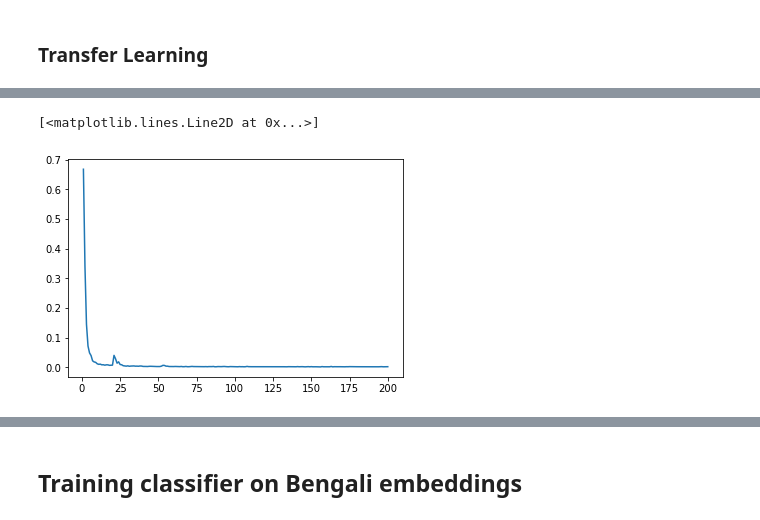
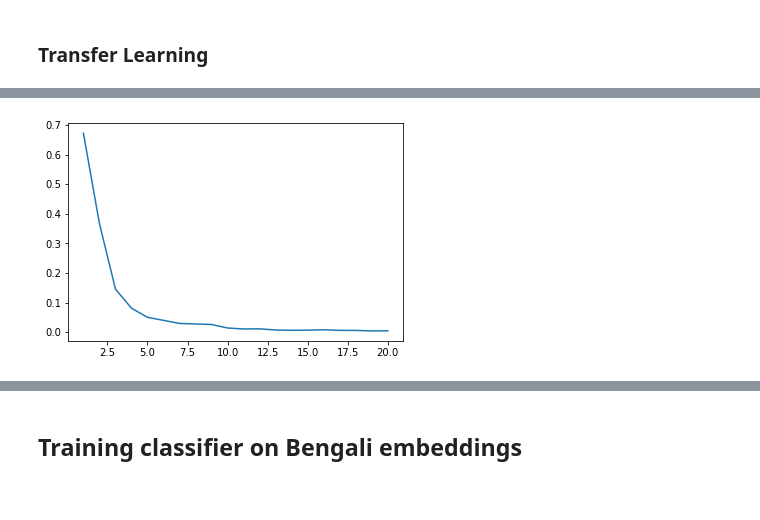
Before and after one commit to salmanedhi/NNTI-WS2021-NLP-Project, a Jupyter notebook: Task2.ipynb, the cells around one changed output, grey strips where cells are left out. Cells and saved outputs as stored; diff of their text form; code cells hidden in the pictures.

```diff
--- a/Task2.ipynb
+++ b/Task2.ipynb
@@ -208,5 +175,0 @@ torch.save(net.state_dict(), 'model_param_task2_finalised')
-# %%
-# net.load_state_dict(torch.load('model_param_task2')) #GPU
-net = torch.load('model_task2_finalised')
-# net.load_state_dict(torch.load('model_param_task2_final',map_location=torch.device('cpu'))) #for salman CPU only
-net.to(device)
@@ -310,7 +237,7 @@ Unique words: 14482
 #create test data to pass to the model
 test_data = TensorDataset(torch.tensor(padded), torch.tensor(labels))
 batch_size = 64
-train_loader, valid_loader, test_loader = helper.split_data_train_valid_test(padded, labels, 64)
+train_loader, test_loader = helper.split_data_train_valid_test(padded, labels, 64)
 net, criterion= helper.initialize_SentimentLSTM_model_bengali(len(V) + 1, 600, 32, 1, 2, device, weights1)
 # %% [output]
 <class 'numpy.ndarray'> <class 'numpy.ndarray'>
@@ -320,7 +247,7 @@ net, criterion= helper.initialize_SentimentLSTM_model_bengali(len(V) + 1, 600, 3
 optimizer = torch.optim.Adam(net.parameters(), lr = 0.001, amsgrad=True)
 print_every = 100
 step = 0
-n_epochs = 200  # validation loss increases from ~ epoch 3 or 4
+n_epochs = 20  # validation loss increases from ~ epoch 3 or 4
 clip = 5  # for gradient clip to prevent exploding gradient problem in LSTM/RNN
 
 training_loss_epoches = []
@@ -342,31 +269,32 @@ for epoch in range(n_epochs):
         nn.utils.clip_grad_norm(net.parameters(), clip)
         optimizer.step()
 
-        if (step % print_every) == 0:
-            ######################
-            ##### VALIDATION #####
-            ######################
-            net.eval()
-            valid_losses = []
-            v_h = net.init_hidden(batch_size, device)
+#         if (step % print_every) == 0:
+#             ######################
+#             ##### VALIDATION #####
+#             ######################
+#             net.eval()
+#             valid_losses = []
+#             v_h = net.init_hidden(batch_size, device)
 
-            for v_inputs, v_labels in valid_loader:
-                v_inputs, v_labels = inputs.to(device), labels.to(device)
+#             for v_inputs, v_labels in valid_loader:
+#                 v_inputs, v_labels = inputs.to(device), labels.to(device)
 
-                v_h = tuple([each.data for each in v_h])
+#                 v_h = tuple([each.data for each in v_h])
 
-                v_output, v_h = net(v_inputs, batch_size)
-                v_loss = criterion(v_output.squeeze(), v_labels.float())
-                valid_losses.append(v_loss.item())
+#                 v_output, v_h = net(v_inputs, batch_size)
+#                 v_loss = criterion(v_output.squeeze(), v_labels.float())
+#                 valid_losses.append(v_loss.item())
 
-            print("Epoch: {}/{}".format((epoch+1), n_epochs),
-                  "Step: {}".format(step),
-                  "Training Loss: {:.4f}".format(loss.item()),
-                  "Validation Loss: {:.4f}".format(np.mean(valid_losses)))
-            net.train()
+#             print("Epoch: {}/{}".format((epoch+1), n_epochs),
+#                   "Step: {}".format(step),
+#                   "Training Loss: {:.4f}".format(loss.item()),
+#                   "Validation Loss: {:.4f}".format(np.mean(valid_losses)))
+#             net.train()
     training_loss_epoches.append(np.mean(training_loss))
     print("Epoch: {}/{}".format((epoch+1), n_epochs),
           "Training Loss: {:.4f}".format(np.mean(training_loss)))
-
+plt.plot(np.linspace(1, len(training_loss_epoches), len(training_loss_epoches)).astype(int), training_loss_epoches)
+plt.savefig('Task2_transferlearning.png')
 print("Done")
 # %% [output]
@@ -389,16 +317,5 @@ Epoch: 200/200 Training Loss: 0.0017
 Done
+[figure, added]
-# %%
-
-# net, criterion= helper.initialize_SentimentLSTM_model(len(V) + 1, 600, 32, 1, 2, device, weights1)
-plt.plot(np.linspace(1, len(training_loss_epoches), len(training_loss_epoches)).astype(int), training_loss_epoches)
-
-# net.load_state_dict(torch.load('model_param_task2_test')) #GPU
-
-# net.load_state_dict(torch.load('model_param_task2_final',map_location=torch.device('cpu'))) #for salman CPU only
-# net.to(device)
-# %% [output]
-[<matplotlib.lines.Line2D at 0x...>]
-[figure, removed]
 # %%
 net.eval()
 
```
Also changed, not shown: parts of 14 cells of this notebook, 1 other file.
